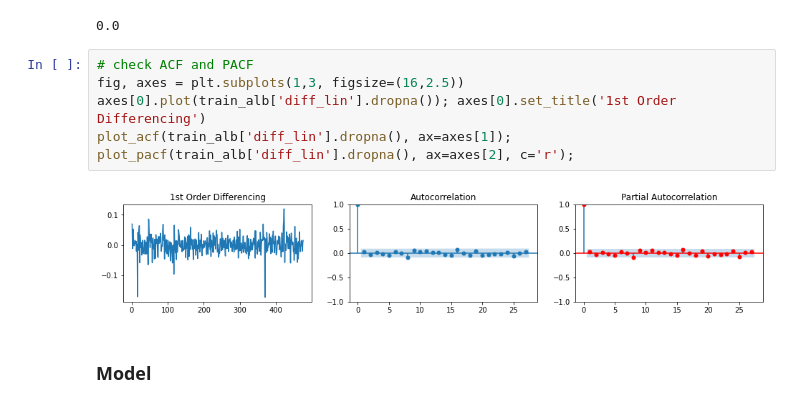
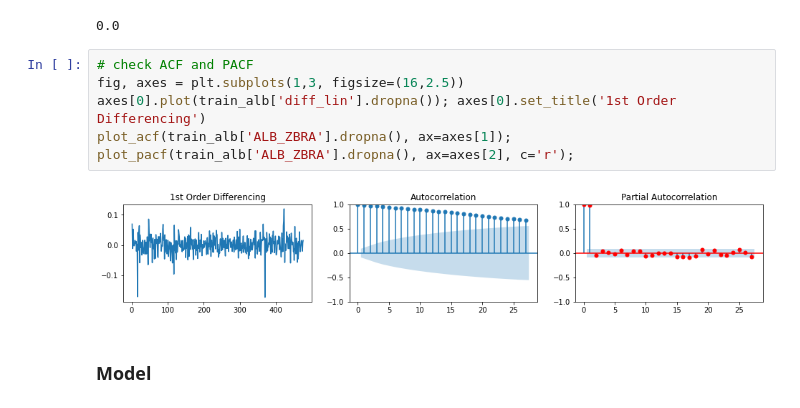
Before and after one commit to greengamma/long-short-trade-ideas-generator, a Jupyter notebook: notebooks/ARIMA_Model.ipynb, the cells around one changed output. Drawn from its saved outputs; the diff is of its cells as text.

```diff
--- a/notebooks/ARIMA_Model.ipynb
+++ b/notebooks/ARIMA_Model.ipynb
@@ -164,11 +165,11 @@ adfuller(train_alb['diff_lin'].dropna())[1]
 # %%
 # check ACF and PACF
 fig, axes = plt.subplots(1,3, figsize=(16,2.5))
 axes[0].plot(train_alb['diff_lin'].dropna()); axes[0].set_title('1st Order Differencing')
-plot_acf(train_alb['diff_lin'].dropna(), ax=axes[1]);
-plot_pacf(train_alb['diff_lin'].dropna(), ax=axes[2], c='r');
+plot_acf(train_alb['ALB_ZBRA'].dropna(), ax=axes[1]);
+plot_pacf(train_alb['ALB_ZBRA'].dropna(), ax=axes[2], c='r');
 # %% [output]
-[figure, old version]
+[figure, new version]
 # %% [markdown]
 ### Model
 # %%
```
Also changed, not shown: parts of 5 cells of this notebook, 5 other files.
